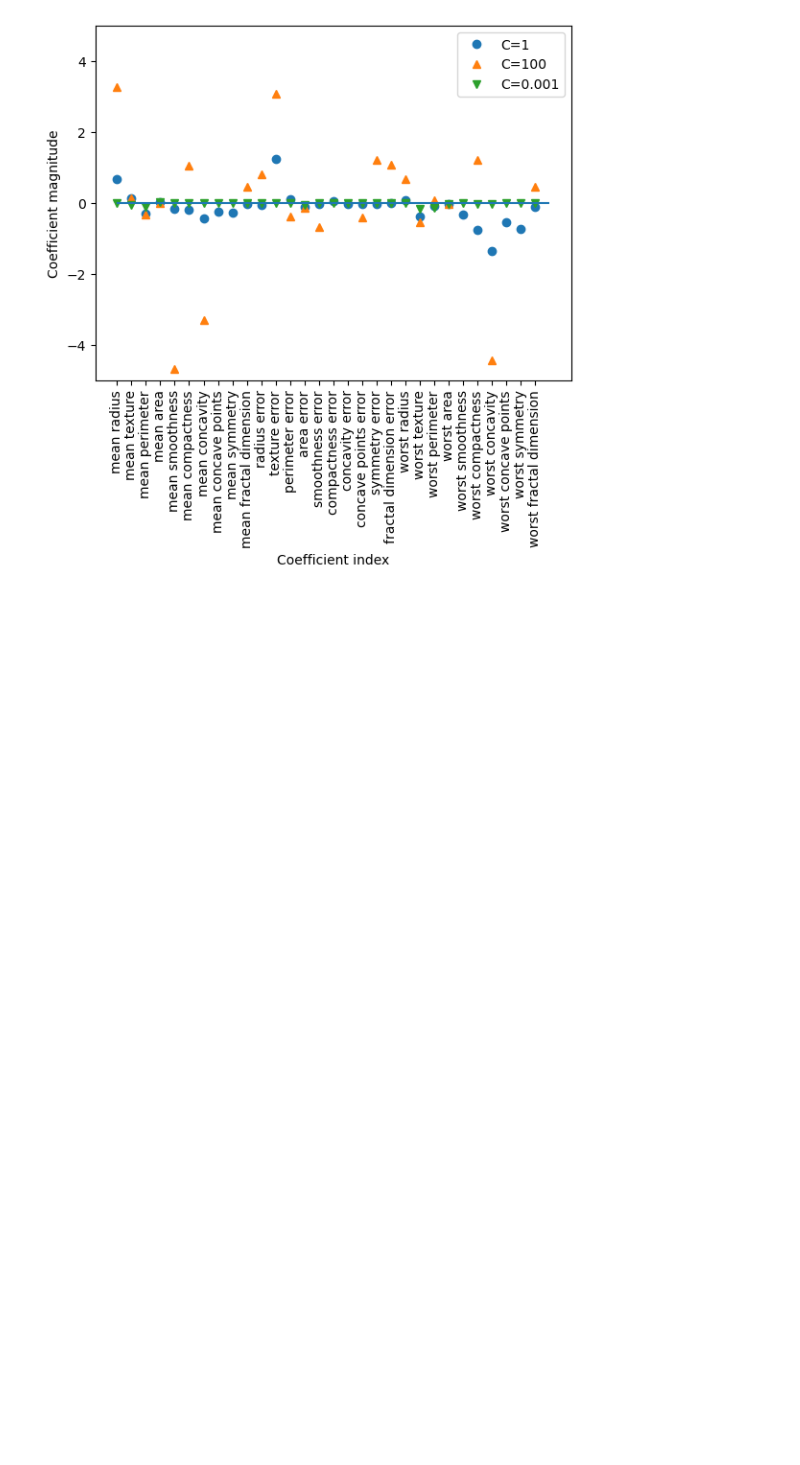
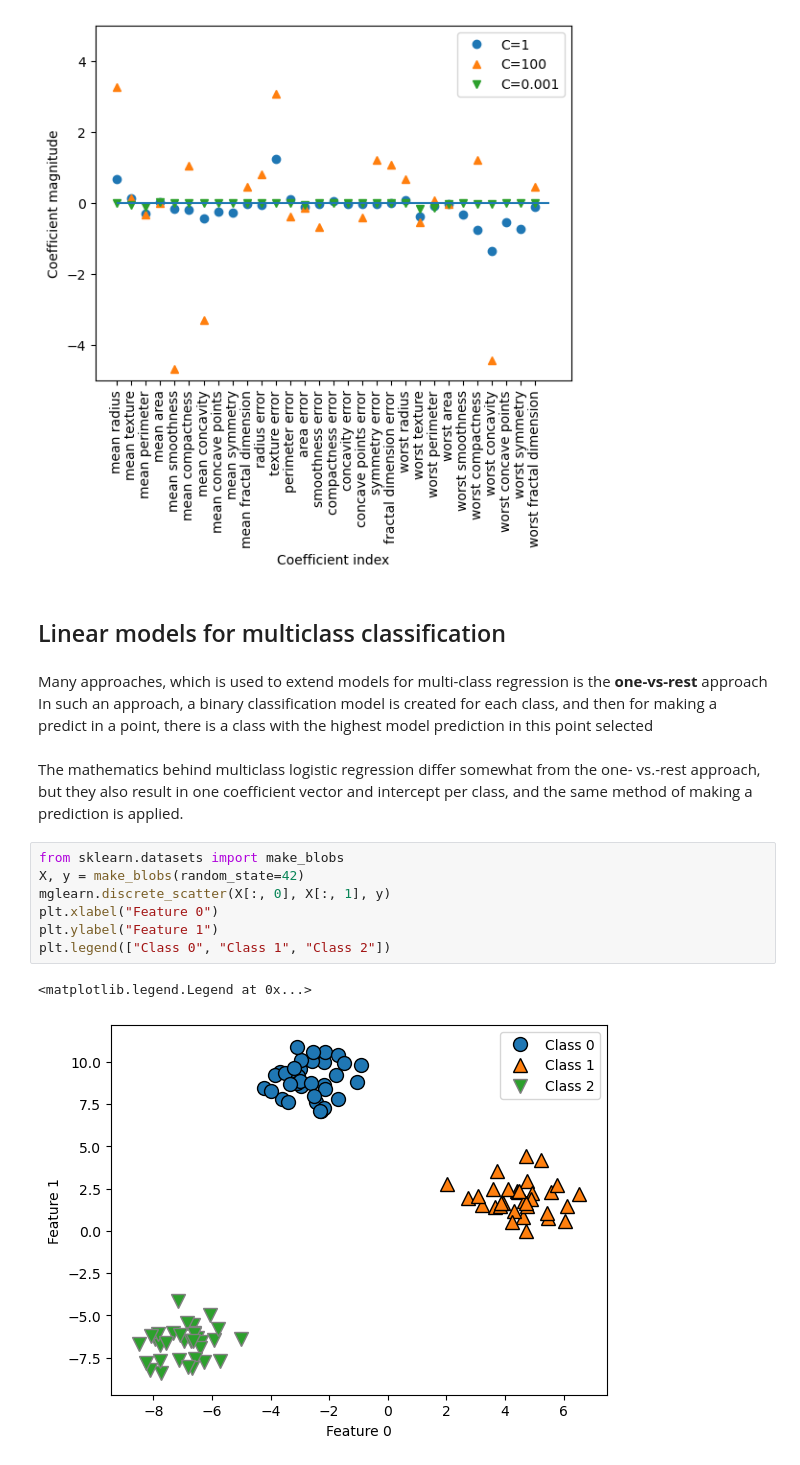
Before and after one commit to MikeSoroka/ML-with-python, a Jupyter notebook: Jupyter/Part 2/Linear_Models.ipynb, the cells around one changed output. Cells and saved outputs as stored; diff of their text form; blank space fills up the shorter version.

Commit message:
linear regression part completed

```diff
--- a/Jupyter/Part 2/Linear_Models.ipynb
+++ b/Jupyter/Part 2/Linear_Models.ipynb
@@ -257,3 +257,22 @@ plt.legend()
 # %% [output]
 <matplotlib.legend.Legend at 0x...>
 [figure]
+# %% [markdown]
+## Linear models for multiclass classification
+# %% [markdown]
+Many approaches, which is used to extend models for multi-class regression is the <b>one-vs-rest</b> approach<br>
+In such an approach, a binary classification model is created for each class, and then for making a predict in a point, there is a class with the highest model prediction in this point selected
+# %% [markdown]
+The mathematics behind multiclass logistic regression differ somewhat from the one-
+vs.-rest approach, but they also result in one coefficient vector and intercept per class,
+and the same method of making a prediction is applied.
+# %%
+from sklearn.datasets import make_blobs
+X, y = make_blobs(random_state=42)
+mglearn.discrete_scatter(X[:, 0], X[:, 1], y)
+plt.xlabel("Feature 0")
+plt.ylabel("Feature 1")
+plt.legend(["Class 0", "Class 1", "Class 2"])
+# %% [output]
+<matplotlib.legend.Legend at 0x...>
+[figure, added]
```
Also changed, not shown: parts of 5 cells of this notebook.
